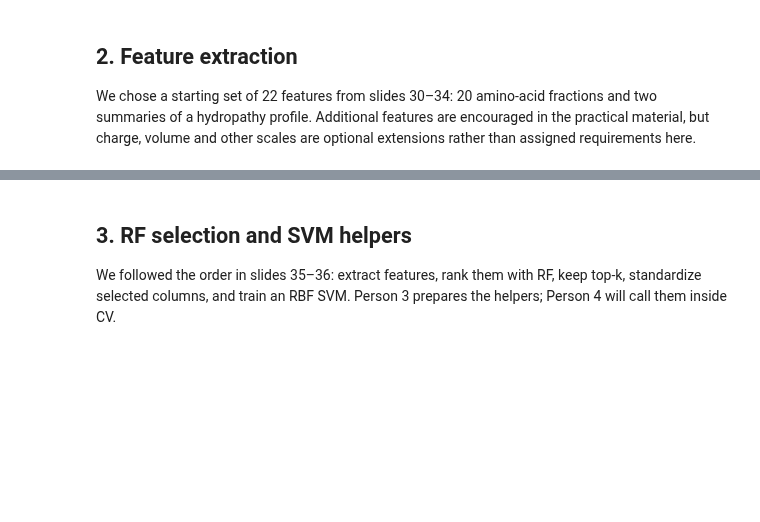
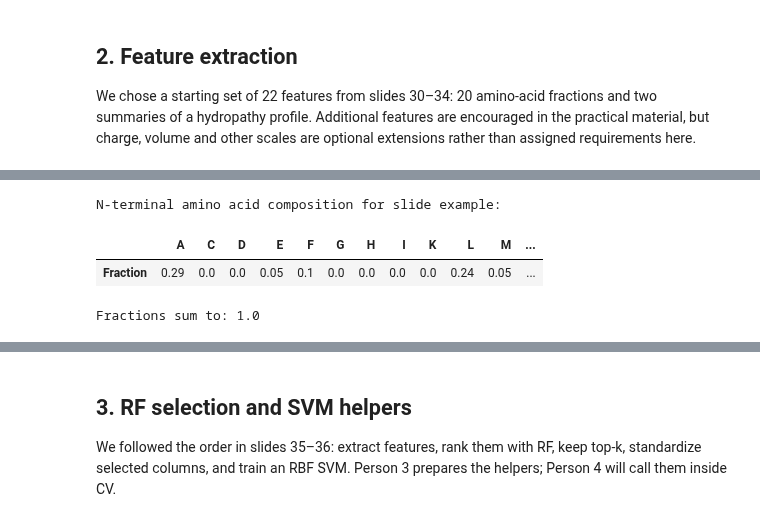
Before and after one commit to bioinformatikk/LB2_project_Group_10, a Jupyter notebook: notebooks/04_svm_method.ipynb, the cells around one changed output, grey strips where cells are left out. Cells and saved outputs as stored; diff of their text form; code cells hidden in the pictures; blank space fills up the shorter version.

```diff
--- a/notebooks/04_svm_method.ipynb
+++ b/notebooks/04_svm_method.ipynb
@@ -184,3 +202,44 @@ We chose a starting set of 22 features from slides 30–34: 20 amino-acid fracti
+# %%
+composition_feature_names = [f"aa_fraction_{amino_acid}" for amino_acid in aa_alphabet]
+
+
+# This function adapts the counting in section 5.2 of 02c_data_analysis.ipynb
+# to individual proteins, producing the vector defined on slide 30 of the SVM slides.
+def amino_acid_composition(sequence, n):
+    """Fractions of the canonical residues within the first n positions."""
+    counts = dict.fromkeys(aa_alphabet, 0)
+    observed = 0
+    for residue in sequence[:n]:
+        if residue in counts:
+            counts[residue] += 1
+            observed += 1
+    if observed == 0:
+        return {name: np.nan for name in composition_feature_names}
+    return {
+        f"aa_fraction_{amino_acid}": counts[amino_acid] / observed
+        for amino_acid in aa_alphabet
+    }
+
+
+# This sequence and n=21 reproduce the worked example on slide 30 of 04 - Methods - SVM.pdf.
+slide_example = amino_acid_composition("MRFLAATFLLLALSTAAQAEPQF", 21)
+composition_table = pd.DataFrame(
+    [[slide_example[f"aa_fraction_{amino_acid}"] for amino_acid in aa_alphabet]],
+    columns=aa_alphabet,
+    index=["Fraction"],
+)
+
+print("N-terminal amino acid composition for slide example:")
+
+with pd.option_context("display.max_columns", 20):
+    display(composition_table.round(2))
+
+print("Fractions sum to:", round(sum(slide_example.values()), 12))
+# %% [output]
+N-terminal amino acid composition for slide example:
+|  | A | C | D | E | F | G | H | I | K | L | M | ... |
+| Fraction | 0.29 | 0.0 | 0.0 | 0.05 | 0.1 | 0.0 | 0.0 | 0.0 | 0.0 | 0.24 | 0.05 | ... |
+Fractions sum to: 1.0
 # %% [markdown]
 ### 2.2 Hydropathy profile and summaries
 
```
Also changed, not shown: parts of 9 cells of this notebook, 1 other file.
